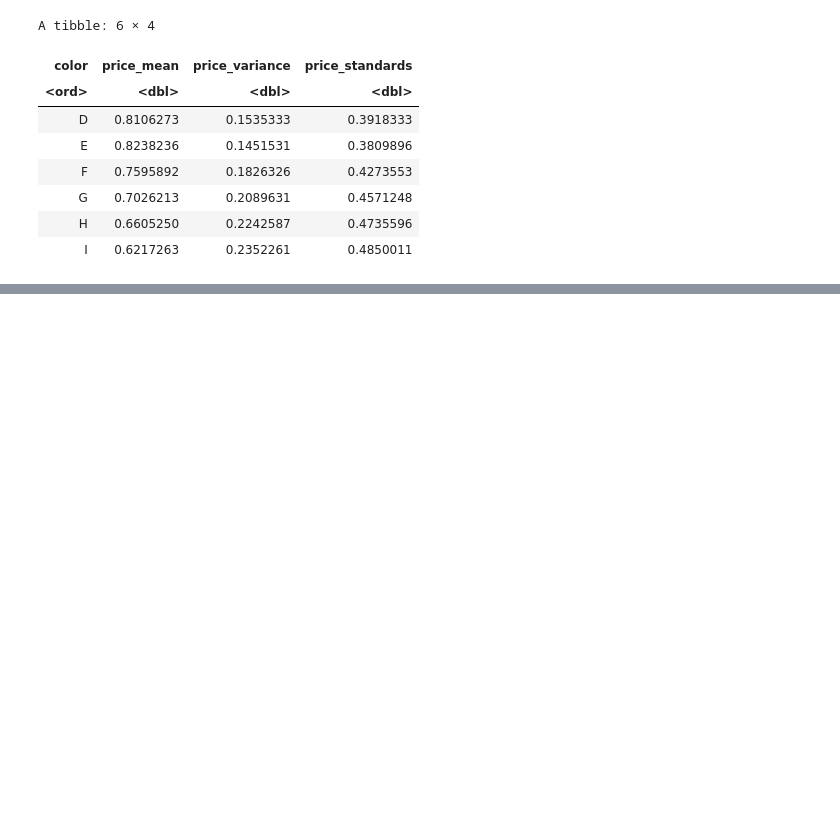
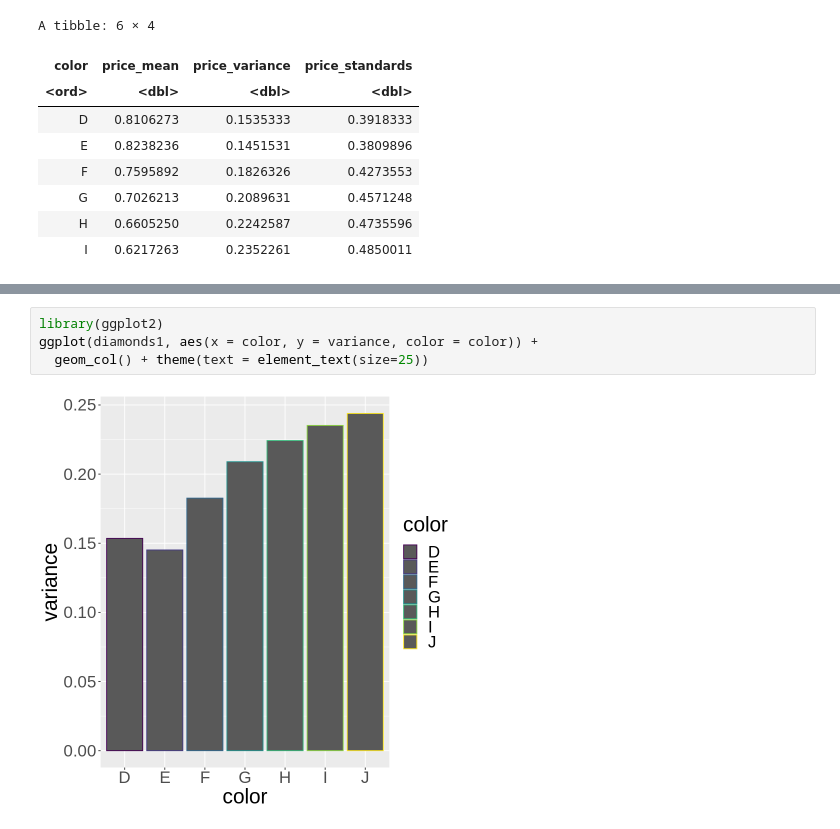
Before and after one commit to kcw0331/Environmental-Health-Big-Data-Analysis, a Jupyter notebook: 과제2/HW2.ipynb, the cells around one changed output, grey strips where cells are left out. Cells and saved outputs as stored; diff of their text form; blank space fills up the shorter version.

```diff
--- a/과제2/HW2.ipynb
+++ b/과제2/HW2.ipynb
@@ -138,0 +176,6 @@ ggplot(mapping = aes(x = color, y = price_standards)) +
+# %%
+library(ggplot2)
+ggplot(diamonds1, aes(x = color, y = variance, color = color)) +
+  geom_col() + theme(text = element_text(size=25))
+# %% [output]
+[figure, added]
```
Also changed, not shown: parts of 18 cells of this notebook.
